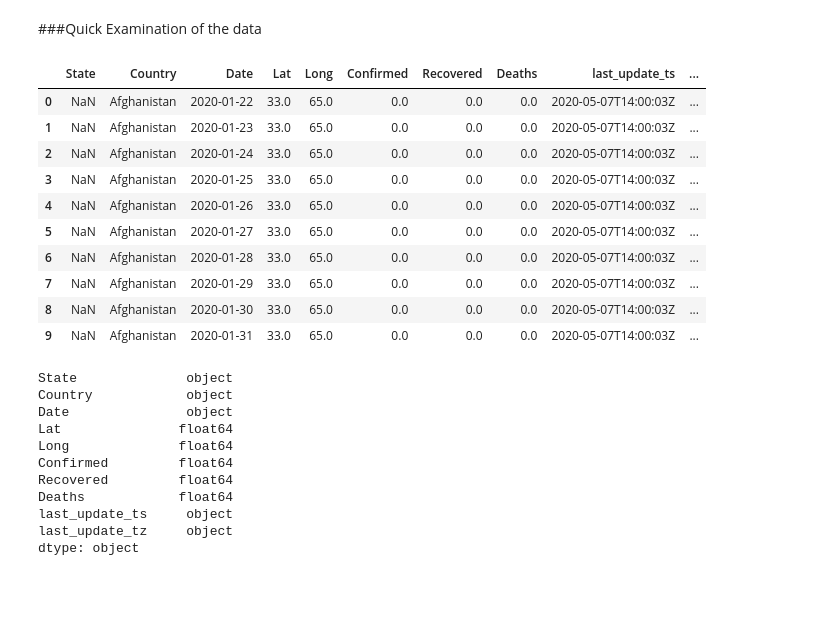
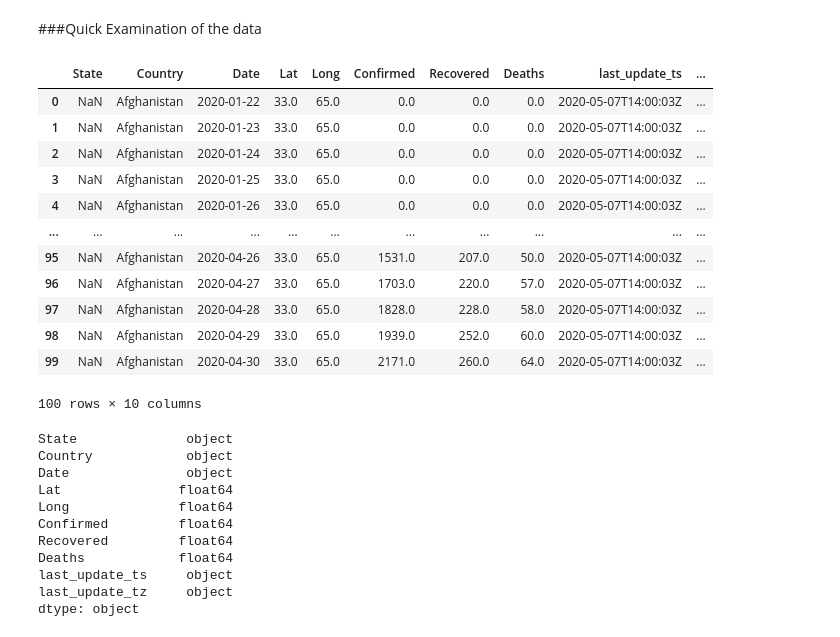
Before and after one commit to ochanyo/COVID-19-DATA-VISUALIZATION, a Jupyter notebook: COVID 19.ipynb, the cells around one changed output. Cells and saved outputs as stored; diff of their text form; code cells hidden in the pictures; blank space fills up the shorter version.

```diff
--- a/COVID 19.ipynb
+++ b/COVID 19.ipynb
@@ -30,19 +36,21 @@ JohnHopkins
 # %% [markdown]
 ###Quick Examination of the data
 # %%
-JohnHopkins.head(10)
+JohnHopkins.head(100)
 # %% [output]
 |  | State | Country | Date | Lat | Long | Confirmed | Recovered | Deaths | last_update_ts | ... |
 | 0 | NaN | Afghanistan | 2020-01-22 | 33.0 | 65.0 | 0.0 | 0.0 | 0.0 | 2020-05-07T14:00:03Z | ... |
 | 1 | NaN | Afghanistan | 2020-01-23 | 33.0 | 65.0 | 0.0 | 0.0 | 0.0 | 2020-05-07T14:00:03Z | ... |
 | 2 | NaN | Afghanistan | 2020-01-24 | 33.0 | 65.0 | 0.0 | 0.0 | 0.0 | 2020-05-07T14:00:03Z | ... |
 | 3 | NaN | Afghanistan | 2020-01-25 | 33.0 | 65.0 | 0.0 | 0.0 | 0.0 | 2020-05-07T14:00:03Z | ... |
 | 4 | NaN | Afghanistan | 2020-01-26 | 33.0 | 65.0 | 0.0 | 0.0 | 0.0 | 2020-05-07T14:00:03Z | ... |
-| 5 | NaN | Afghanistan | 2020-01-27 | 33.0 | 65.0 | 0.0 | 0.0 | 0.0 | 2020-05-07T14:00:03Z | ... |
-| 6 | NaN | Afghanistan | 2020-01-28 | 33.0 | 65.0 | 0.0 | 0.0 | 0.0 | 2020-05-07T14:00:03Z | ... |
-| 7 | NaN | Afghanistan | 2020-01-29 | 33.0 | 65.0 | 0.0 | 0.0 | 0.0 | 2020-05-07T14:00:03Z | ... |
-| 8 | NaN | Afghanistan | 2020-01-30 | 33.0 | 65.0 | 0.0 | 0.0 | 0.0 | 2020-05-07T14:00:03Z | ... |
-| 9 | NaN | Afghanistan | 2020-01-31 | 33.0 | 65.0 | 0.0 | 0.0 | 0.0 | 2020-05-07T14:00:03Z | ... |
+| ... | ... | ... | ... | ... | ... | ... | ... | ... | ... | ... |
+| 95 | NaN | Afghanistan | 2020-04-26 | 33.0 | 65.0 | 1531.0 | 207.0 | 50.0 | 2020-05-07T14:00:03Z | ... |
+| 96 | NaN | Afghanistan | 2020-04-27 | 33.0 | 65.0 | 1703.0 | 220.0 | 57.0 | 2020-05-07T14:00:03Z | ... |
+| 97 | NaN | Afghanistan | 2020-04-28 | 33.0 | 65.0 | 1828.0 | 228.0 | 58.0 | 2020-05-07T14:00:03Z | ... |
+| 98 | NaN | Afghanistan | 2020-04-29 | 33.0 | 65.0 | 1939.0 | 252.0 | 60.0 | 2020-05-07T14:00:03Z | ... |
+| 99 | NaN | Afghanistan | 2020-04-30 | 33.0 | 65.0 | 2171.0 | 260.0 | 64.0 | 2020-05-07T14:00:03Z | ... |
+100 rows × 10 columns
 # %%
 JohnHopkins.dtypes
 # %% [output]
```
Also changed, not shown: parts of 30 cells of this notebook.
